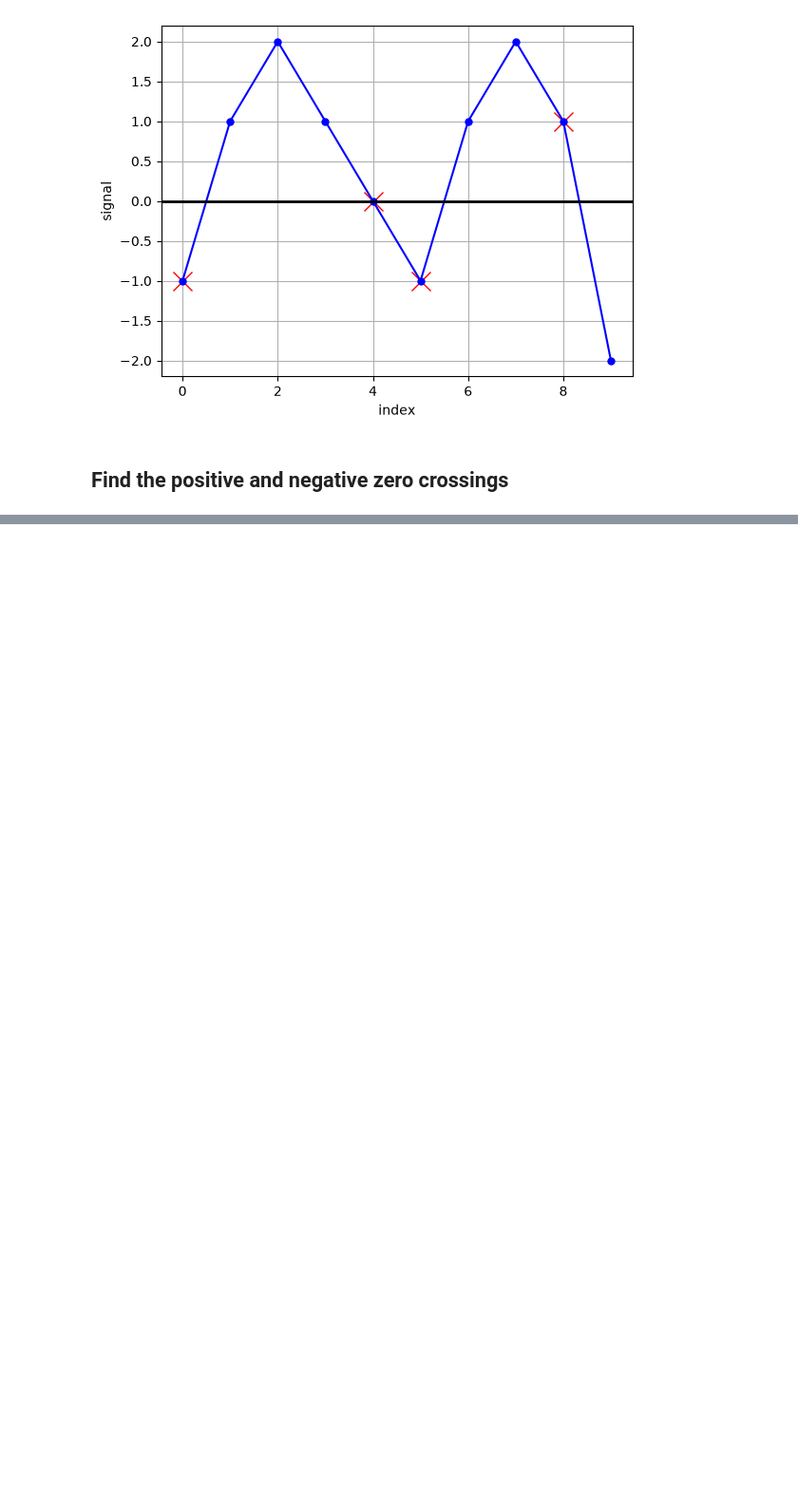
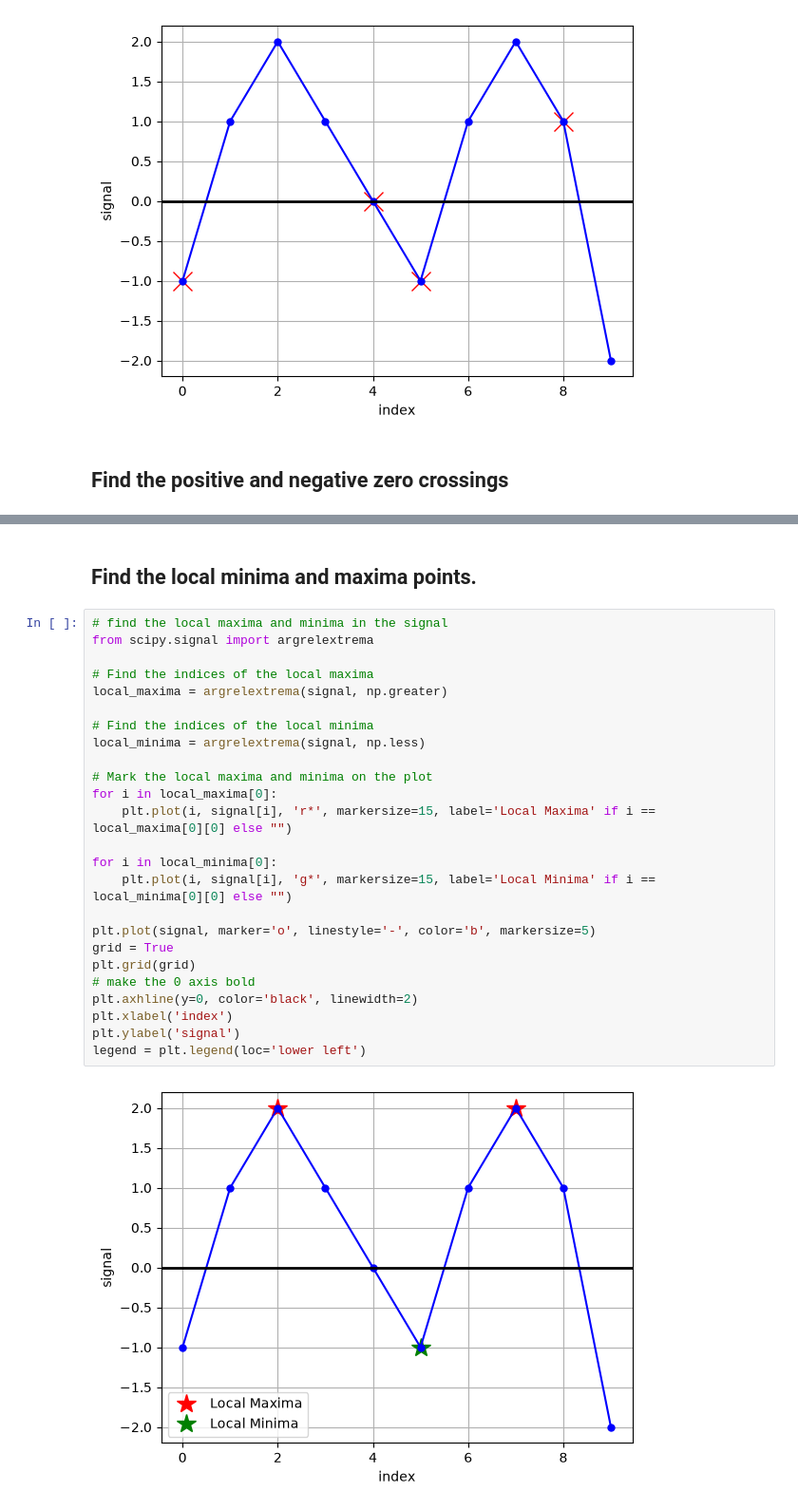
Before and after one commit to ChloeGil-student/Python-Series03, a Jupyter notebook: Python-Series03.ipynb, the cells around one changed output, grey strips where cells are left out. Shown at 95% size. Cells and saved outputs as stored; diff of their text form; blank space fills up the shorter version.

Commit message:
Local Minima/maxima
Add the part of code where we compute local minima/maxima

```diff
--- a/Python-Series03.ipynb
+++ b/Python-Series03.ipynb
@@ -88,0 +91,29 @@ legend = plt.legend(loc='lower left')
+# %% [markdown]
+## Find the local minima and maxima points.
+# %%
+# find the local maxima and minima in the signal
+from scipy.signal import argrelextrema
+
+# Find the indices of the local maxima
+local_maxima = argrelextrema(signal, np.greater)
+
+# Find the indices of the local minima
+local_minima = argrelextrema(signal, np.less)
+
+# Mark the local maxima and minima on the plot
+for i in local_maxima[0]:
+    plt.plot(i, signal[i], 'r*', markersize=15, label='Local Maxima' if i == local_maxima[0][0] else "")
+
+for i in local_minima[0]:
+    plt.plot(i, signal[i], 'g*', markersize=15, label='Local Minima' if i == local_minima[0][0] else "")
+
+plt.plot(signal, marker='o', linestyle='-', color='b', markersize=5)
+grid = True
+plt.grid(grid)
+# make the 0 axis bold
+plt.axhline(y=0, color='black', linewidth=2)
+plt.xlabel('index')
+plt.ylabel('signal')
+legend = plt.legend(loc='lower left')
+# %% [output]
+[figure, added]
```
Also changed, not shown: parts of 1 cell of this notebook.
